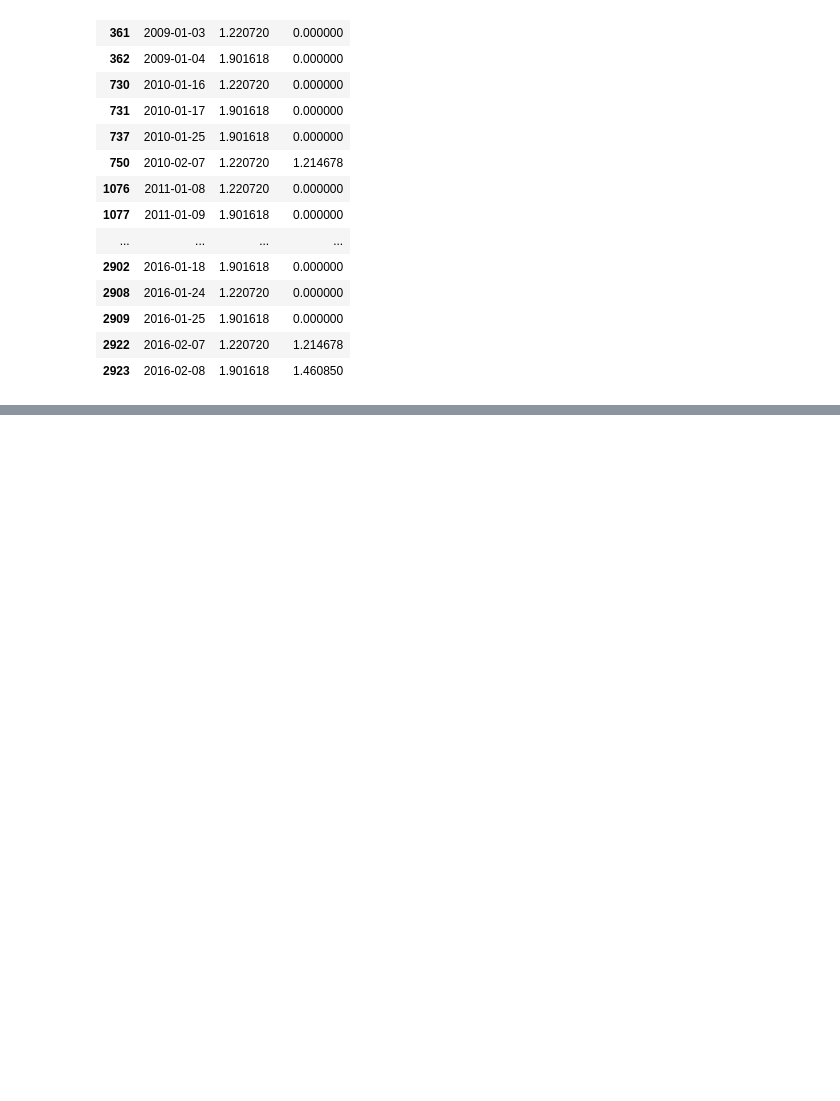
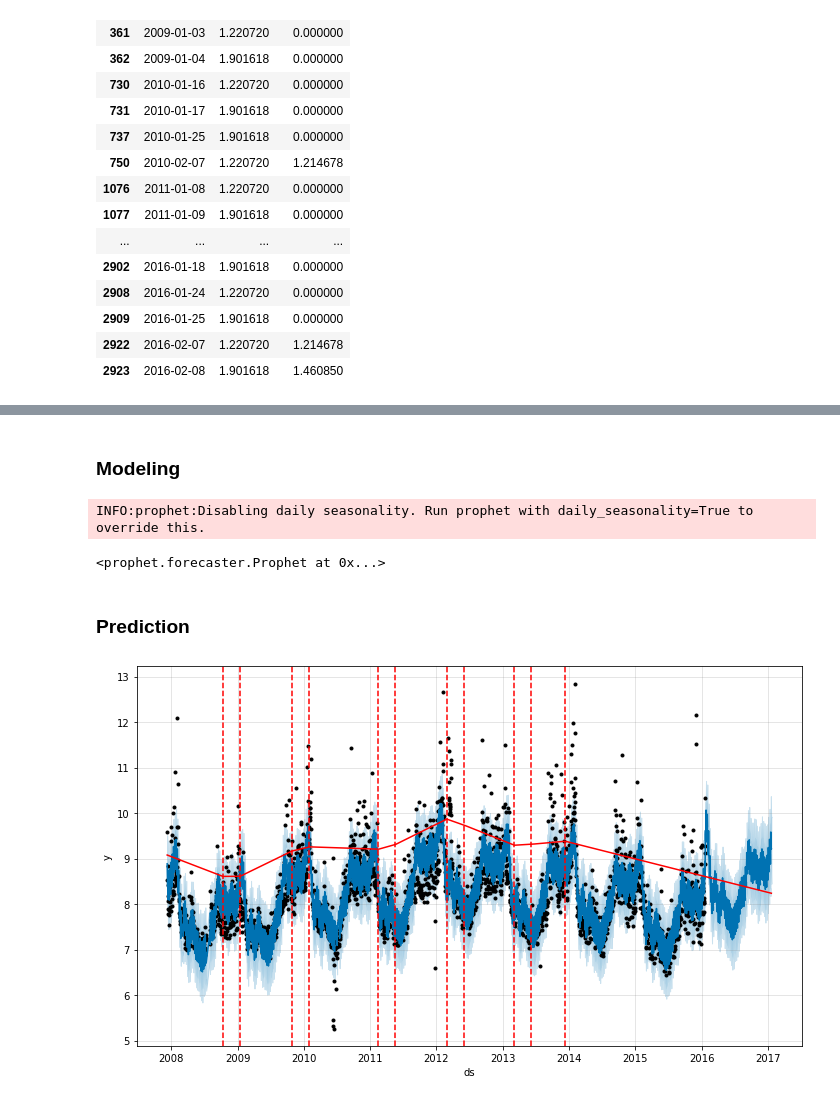
Before and after one commit to Ivanlong0630/Time_Series, a Jupyter notebook: Prophet/04_Prophet_Seasonality_HolidayEffects_Regressors.ipynb, the cells around one changed output, grey strips where cells are left out. Saved outputs shown, nothing was run; the diff lists cells and outputs as text; code cells hidden in the pictures; blank space fills up the shorter version.

Commit message:
Update Seasonality

```diff
--- a/Prophet/04_Prophet_Seasonality_HolidayEffects_Regressors.ipynb
+++ b/Prophet/04_Prophet_Seasonality_HolidayEffects_Regressors.ipynb
@@ -135,0 +199,16 @@ forecast.loc[(forecast.ds.isin(holiday.ds))|
+# %%
+holiday_all_effect=pd.DataFrame({
+    'holiday':'holiday_all',
+    'ds':df.ds,
+    'lower_window':0,
+    'upper_window':1
+    })
+super_all_effect=pd.DataFrame({
+    'holiday':'super_all',
+    'ds':df.ds,
+    'lower_window':0,
+    'upper_window':1
+})
+holiday_all=pd.concat([holiday_all_effect,super_all_effect])
+print(holiday_all.shape)
+holiday_all.head(5)
@@ -135,0 +223,21 @@ forecast.loc[(forecast.ds.isin(holiday.ds))|
+# %% [markdown]
+### Modeling
+# %%
+m_all_holiday=Prophet(holidays=holiday_all)
+m_all_holiday.fit(df)
+# %% [output]
+INFO:prophet:Disabling daily seasonality. Run prophet with daily_seasonality=True to override this.
+<prophet.forecaster.Prophet at 0x...>
+# %% [markdown]
+### Prediction
+# %%
+forecast_all_holiday=m_all_holiday.predict(future)
+# %%
+## Viz
+fig_all_holiday=m_all_holiday.plot(forecast_all_holiday)
+a_all_holiday=add_changepoints_to_plot(fig_all_holiday.gca(),
+                                       m_all_holiday,
+                                       forecast_all_holiday
+                                      )
+# %% [output]
+[figure, added]
```
Also changed, not shown: parts of 28 cells of this notebook.
